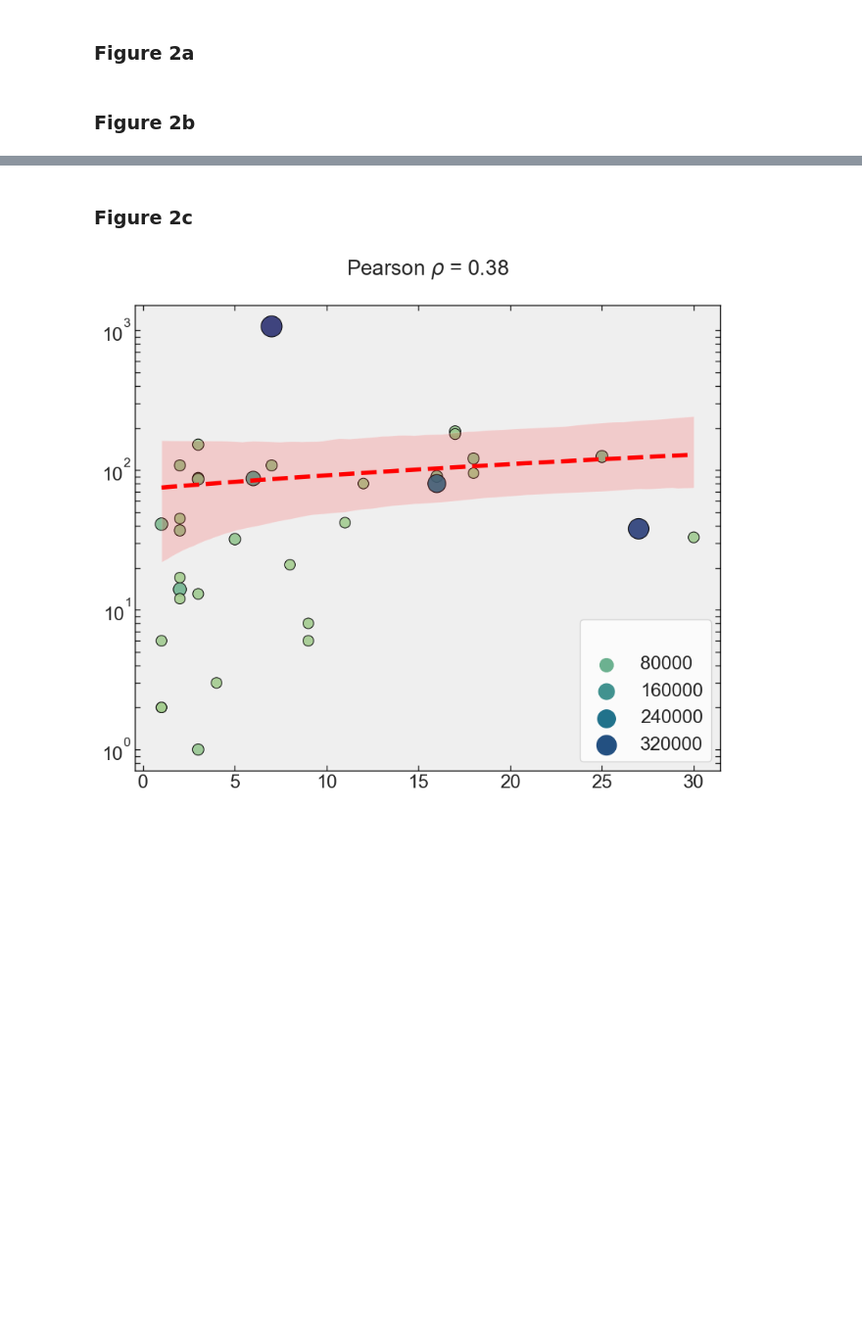
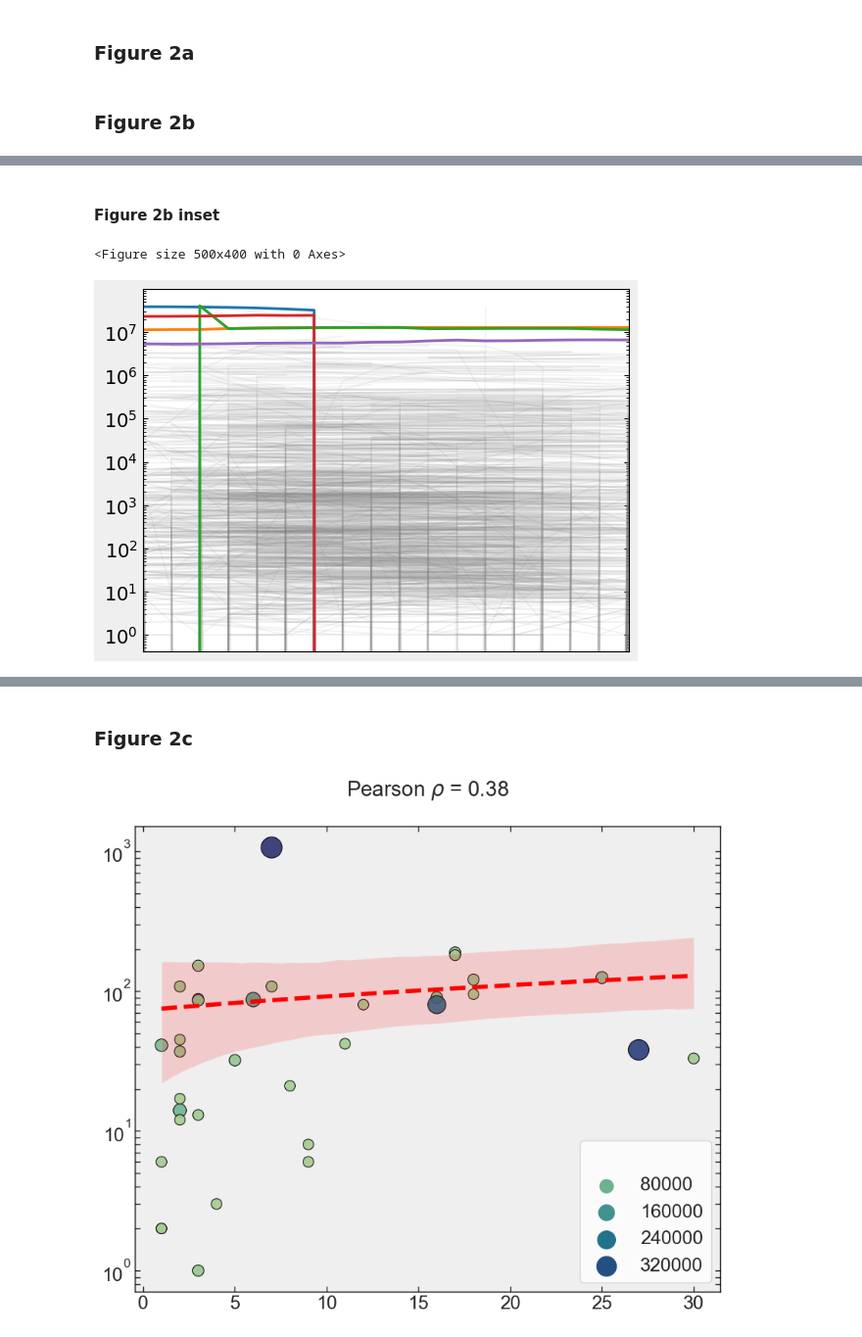
Before and after one commit to ai-for-public-services/structural-insights-into-uk-gov, a Jupyter notebook: notebooks/02-figure-2.ipynb, the cells around one changed output, grey strips where cells are left out. Shown at 98% size. Drawn from its saved outputs; the diff is of its cells as text; code cells hidden in the pictures; blank space fills up the shorter version.

```diff
--- a/notebooks/02-figure-2.ipynb
+++ b/notebooks/02-figure-2.ipynb
@@ -185,0 +150,79 @@ array(['Amending/deleting information', 'Booking events and resources',
+# %% [markdown]
+#### Figure 2b inset
+# %%
+def plot_transactions_inset_data(save=False):
+
+    # Get service dataframe
+    service_grouped_df = transactions_df.groupby('Service').agg({col: 'sum' for col in column_mapping.values()})
+    service_grouped_df = service_grouped_df.rename(columns=column_mapping)
+    service_grouped_df.reset_index(inplace=True)
+    service_melted_df = pd.melt(service_grouped_df, id_vars=['Service'], var_name='Quarter', value_name='Volume')
+    service_melted_df['Quarter'] = service_melted_df['Quarter'].astype(int)
+    service_df = service_melted_df.groupby(['Service', 'Quarter'])['Volume'].sum().reset_index()
+    service_df['Quarter'] = pd.to_datetime(service_df['Quarter'], format='%Y%m')
+    service_df = service_df.sort_values(by=['Service', 'Quarter'])
+
+    # Create quarter mapping
+    quarter_mapping = dict(zip(list(service_df.Quarter.unique()), list(range(0, 18, 1))))
+    service_df['Quarter'] = service_df['Quarter'].map(quarter_mapping)
+
+    # Create a time series plot for 'InitialDeltaPerc' with customizations
+    plt.figure(figsize=(5, 4))
+
+    # Face color
+    plt.figure(facecolor='#efefef')
+
+    # Sort the data by volume in descending order
+    sorted_data = service_df.sort_values(by='Volume', ascending=False)
+
+    # Plot lines for individual 'NewServicetype' values with custom colors
+    for service in sorted_data['Service'].unique():
+        data = sorted_data[sorted_data['Service'] == service]
+        y_data = data['Volume']
+
+        # Use the corresponding color for the 'Servicetype'
+        # color = color_dict[servicetype]
+
+        # Plot the line with a color representing the final value
+        plt.plot(data['Quarter'], y_data, label=service, color='gray', alpha=.1, linewidth=1)
+
+
+    for top_service in service_df.groupby('Service')[['Volume']].sum().sort_values(by='Volume', ascending=False).head(5).reset_index().Service:
+        data = service_df[service_df['Service'] == top_service]
+        y_data = data['Volume']
+
+        # Use the corresponding color for the 'Servicetype'
+        # color = color_dict[servicetype]
+
+        # Plot the line with a color representing the final value
+        plt.plot(data['Quarter'], y_data, label=service, linewidth=2)
+
+
+    plt.tick_params(
+        axis='both',
+        which='both',
+        direction='in',
+        top=True,
+        right=True,
+        bottom=True,
+        left=True,
+    )
+
+    plt.title('')
+    plt.xlabel('')
+    plt.ylabel('')
+    plt.yscale('log')
+    plt.xlim(0, 17)
+    plt.xticks([])
+    plt.yticks(fontsize=14)
+
+    # Save figure
+    if save == True:
+        plt.savefig(Path("../reports/figures/fig2b-inset.png"), dpi=300, bbox_inches='tight')
+    else:
+        plt.show()
+
+plot_transactions_inset_data(save=True)
+# %% [output]
+<Figure size 500x400 with 0 Axes>
+[figure, added]
```
Also changed, not shown: parts of 12 cells of this notebook, 4 other files.
